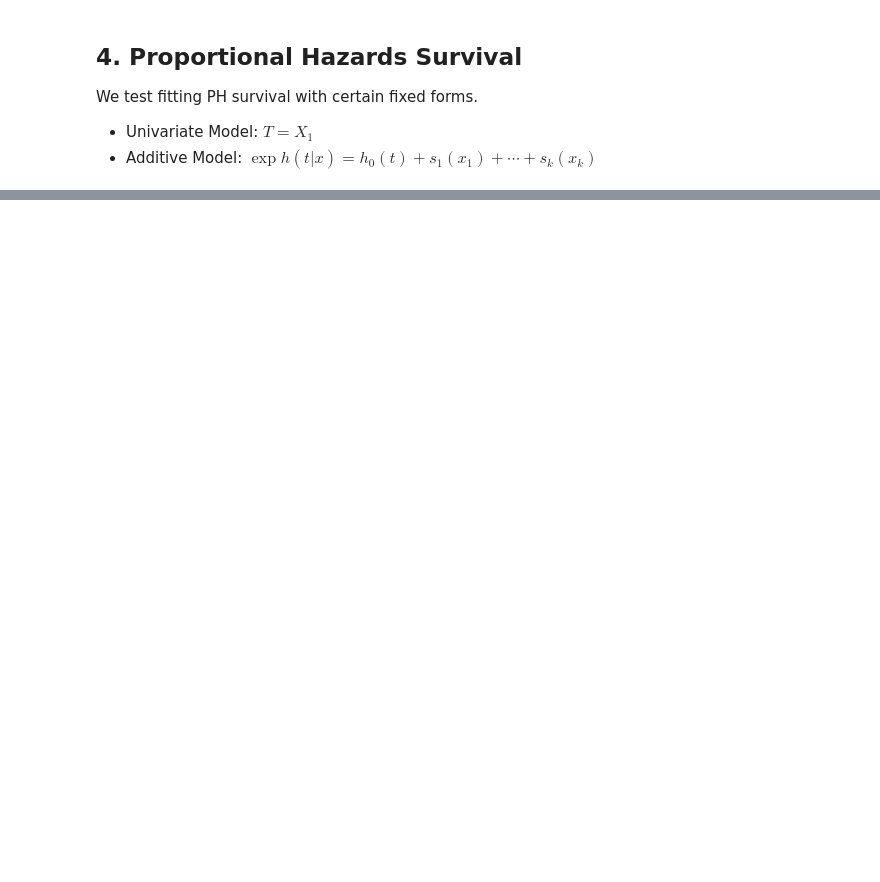
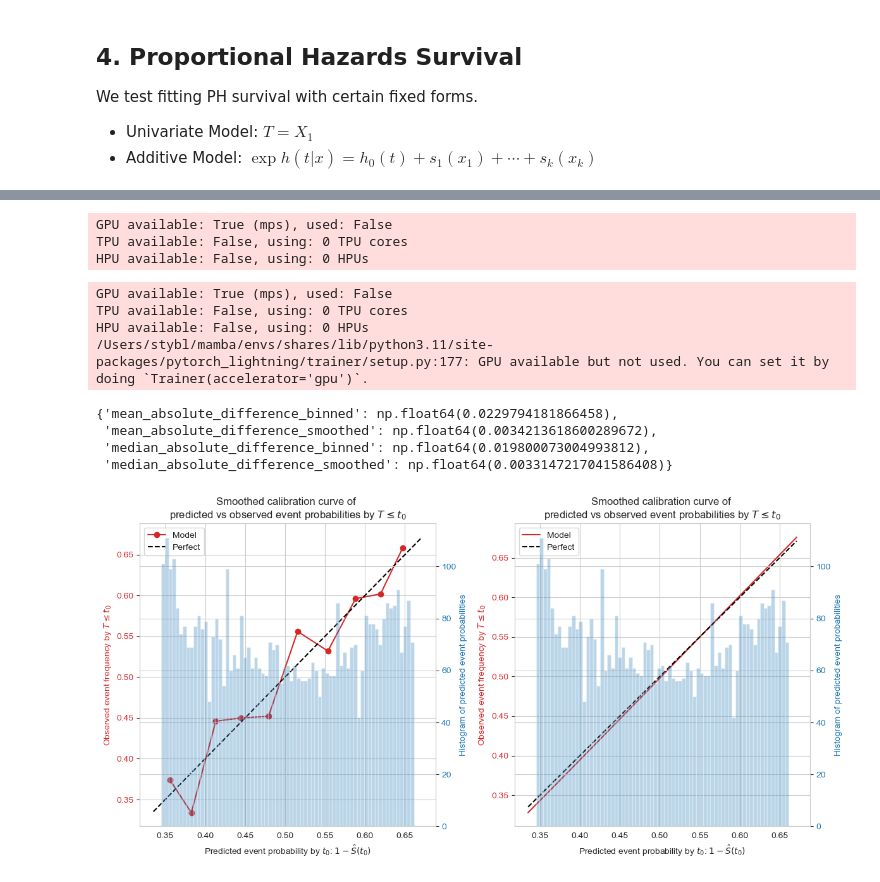
Before and after one commit to steliosbl/SurvSHAREs, a Jupyter notebook: fixed_equation_forms.ipynb, the cells around one changed output, grey strips where cells are left out. Saved outputs shown, nothing was run; the diff lists cells and outputs as text; code cells hidden in the pictures; blank space fills up the shorter version.

```diff
--- a/fixed_equation_forms.ipynb
+++ b/fixed_equation_forms.ipynb
@@ -378,14 +373,3 @@ survival_params = {
     },
     "random_state": check_random_state(415),
 }
-# %%
-test_share = [shape1, 0]
-C = 1.0
-X_train, X_test = np.random.rand(1000, 1), np.random.rand(1000, 1)
-T_train, T_test = X_train[:,0], X_test[:,0]
-E_train, E_test = (T_train <= C).astype(int), (T_test <= C).astype(int)
-T_train, T_test = np.minimum(T_train, C), np.minimum(T_test, C)
-
-gp = _Program(program=test_share, **survival_params)
-gp.raw_fitness(torch.Tensor(X_train), torch.Tensor(T_train), torch.tensor(E_train))
-y_pred = gp.execute(torch.Tensor(X_test))
@@ -581,0 +422,18 @@ E50 =  0.11947282063552611
+# %%
+from survshares.hazard_model import HazardModel
+model = HazardModel(gp).prepare_estimands(X, T, E)
+
+model.plot_calibration(torch.Tensor(X), torch.Tensor(T), torch.Tensor(E), t0=np.unique(T)[2500])
+# %% [output]
+GPU available: True (mps), used: False
+TPU available: False, using: 0 TPU cores
+HPU available: False, using: 0 HPUs
+GPU available: True (mps), used: False
+TPU available: False, using: 0 TPU cores
+HPU available: False, using: 0 HPUs
+/Users/stybl/mamba/envs/shares/lib/python3.11/site-packages/pytorch_lightning/trainer/setup.py:177: GPU available but not used. You can set it by doing `Trainer(accelerator='gpu')`.
+{'mean_absolute_difference_binned': np.float64(0.0229794181866458),
+ 'mean_absolute_difference_smoothed': np.float64(0.0034213618600289672),
+ 'median_absolute_difference_binned': np.float64(0.019800073004993812),
+ 'median_absolute_difference_smoothed': np.float64(0.0033147217041586408)}
+[figure, added]
```
Also changed, not shown: parts of 17 cells of this notebook, 2 other files.
